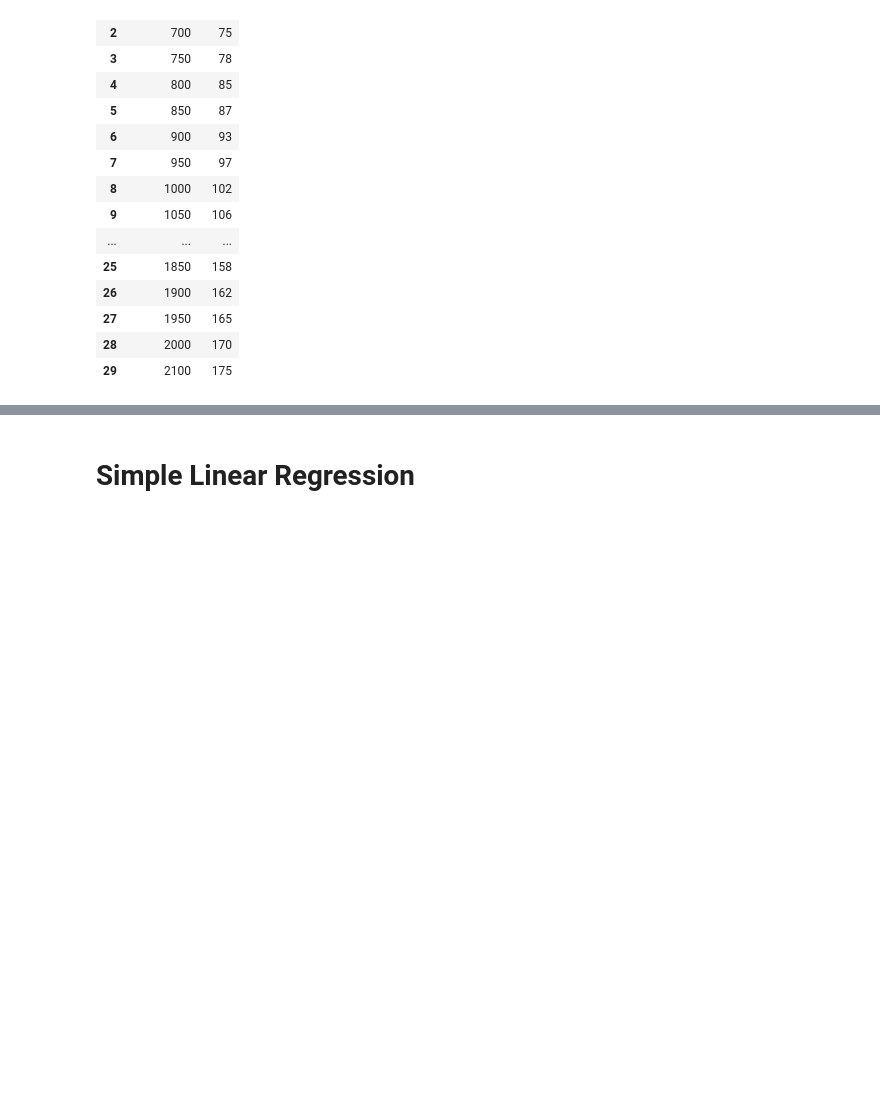
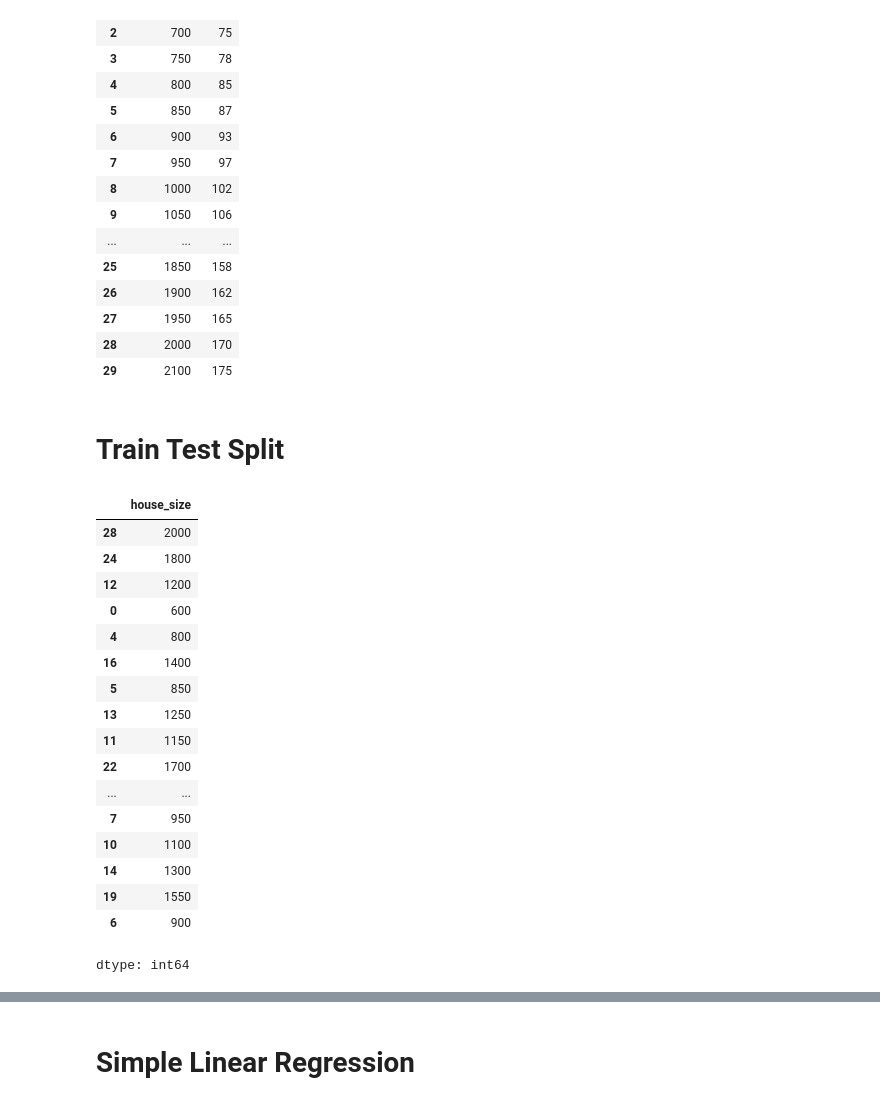
Before and after one commit to fateme-alk/learning, a Jupyter notebook: regression.ipynb, the cells around one changed output, grey strips where cells are left out. Drawn from its saved outputs; the diff is of its cells as text; code cells hidden in the pictures; blank space fills up the shorter version.

```diff
--- a/regression.ipynb
+++ b/regression.ipynb
@@ -44,3 +45,29 @@ df
 | 27 | 1950 | 165 |
 | 28 | 2000 | 170 |
 | 29 | 2100 | 175 |
+# %% [markdown]
+# Train Test Split
+# %%
+# we have to seprate precictors and targets as inputs to train_test_split function
+predictor_train, predictor_test, target_train, target_test = train_test_split(df['house_size'], df['price'], test_size=0.2, shuffle=True, random_state=42)
+# %%
+predictor_train
+# %% [output]
+|  | house_size |
+| 28 | 2000 |
+| 24 | 1800 |
+| 12 | 1200 |
+| 0 | 600 |
+| 4 | 800 |
+| 16 | 1400 |
+| 5 | 850 |
+| 13 | 1250 |
+| 11 | 1150 |
+| 22 | 1700 |
+| ... | ... |
+| 7 | 950 |
+| 10 | 1100 |
+| 14 | 1300 |
+| 19 | 1550 |
+| 6 | 900 |
+dtype: int64
```
Also changed, not shown: parts of 62 cells of this notebook.
